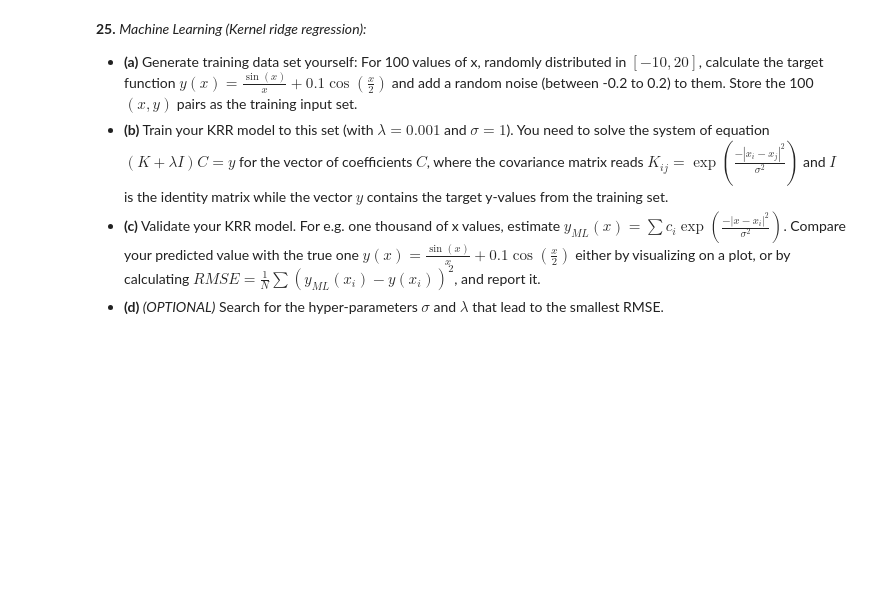
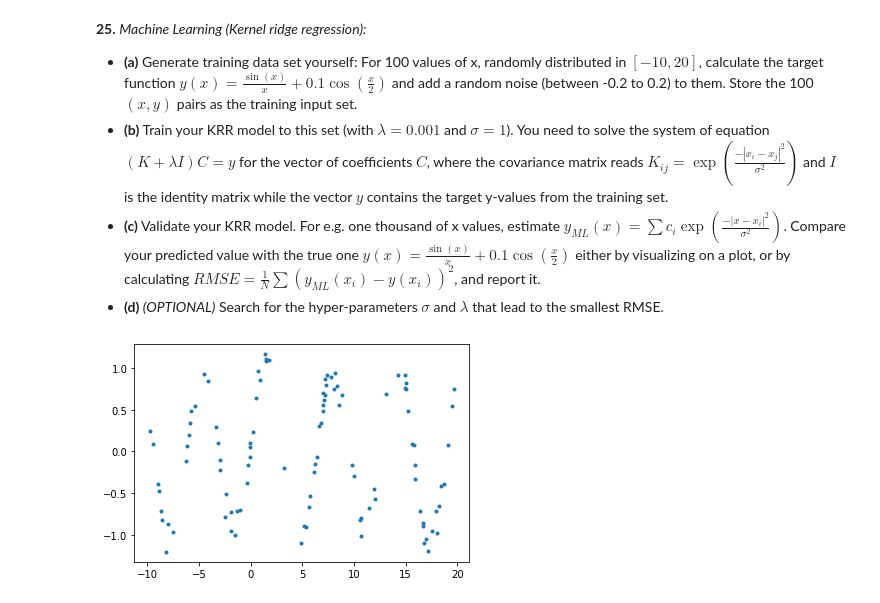
Before and after one commit to farzin23i/ComputationalPhysics2019, a Jupyter notebook: computational_physics.ipynb, the cells around one changed output. Cells and saved outputs as stored; diff of their text form; code cells hidden in the pictures; blank space fills up the shorter version.

```diff
--- a/computational_physics.ipynb
+++ b/computational_physics.ipynb
@@ -747,3 +789,24 @@ __25.__ _Machine Learning (Kernel ridge regression):_
 - __(b)__ Train your KRR model to this set (with $\lambda=0.001$ and $\sigma=1$). You need to solve the system of equation $(K+\lambda I)C=y$ for the vector of coefficients $C$, where the covariance matrix reads $K_{ij}=\exp(\frac{-|x_i-x_j|^2}{\sigma^2})$ and $I$ is the identity matrix while the vector $y$ contains the target y-values from the training set.
 - __(c)__ Validate your KRR model. For e.g. one thousand of x values, estimate $y_{ML}(x) = \sum c_i \exp(\frac{-|x-x_i|^2}{\sigma^2})$. Compare your predicted value with the true one $y(x)=\frac{\sin(x)}{x}+0.1\cos(\frac{x}{2})$ either by visualizing on a plot, or by calculating $RMSE=\frac{1}{N} \sum(y_{ML}(x_i)-y(x_i))^2$, and report it.
 - __(d)__ _(OPTIONAL)_ Search for the hyper-parameters $\sigma$ and $\lambda$ that lead to the smallest RMSE.
+# %%
+def y(x):
+    return np.sin(x) + 0.1 * np.cos(x / 2)
+
+def gaussian_kernel(x, sigma):
+    dist = np.zeros((len(x), len(x)))
+    for i in range(len(x)):
+        for j in range(len(x)):
+            dist[i, j] = x[i] - x[j]
+    return np.exp(-(dist)**2 / sigma**2)
+
+def y_ml(x, x_train, coef):
+    return sum(coef * np.exp(-(x - x_train)**2 / sigma**2))
+# %%
+# (a)
+x_train = np.random.uniform(-10, 20, size=100)
+y_train = y(x_train) + np.random.uniform(size=100) * 0.4 - 0.2
+# %%
+plt.plot(x_train, y_train, '.');
+# %% [output]
+[figure, added]
```
Also changed, not shown: parts of 18 cells of this notebook, 1 other file.
